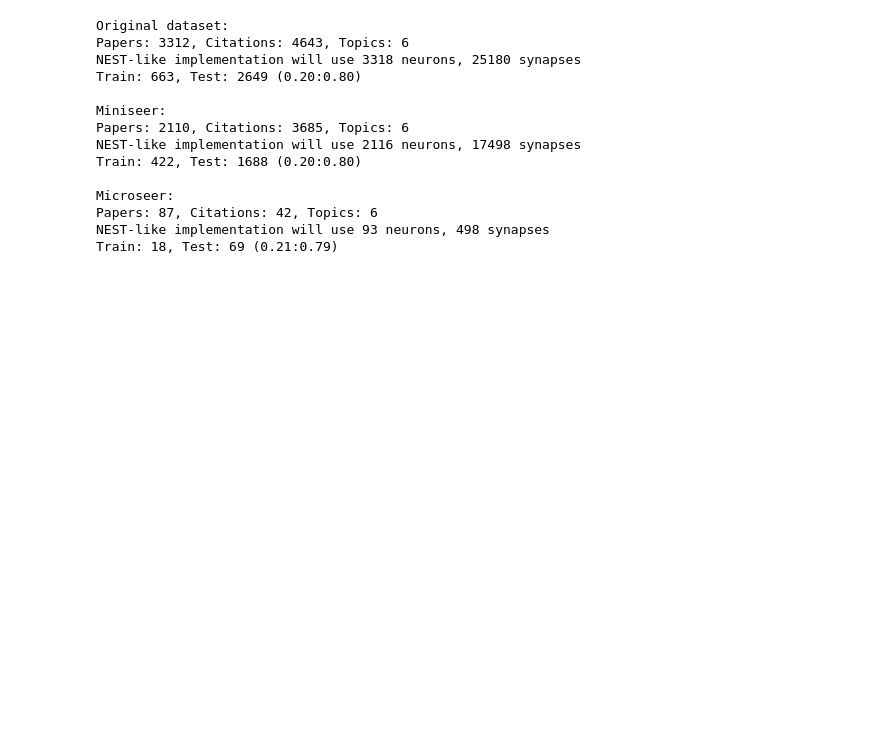
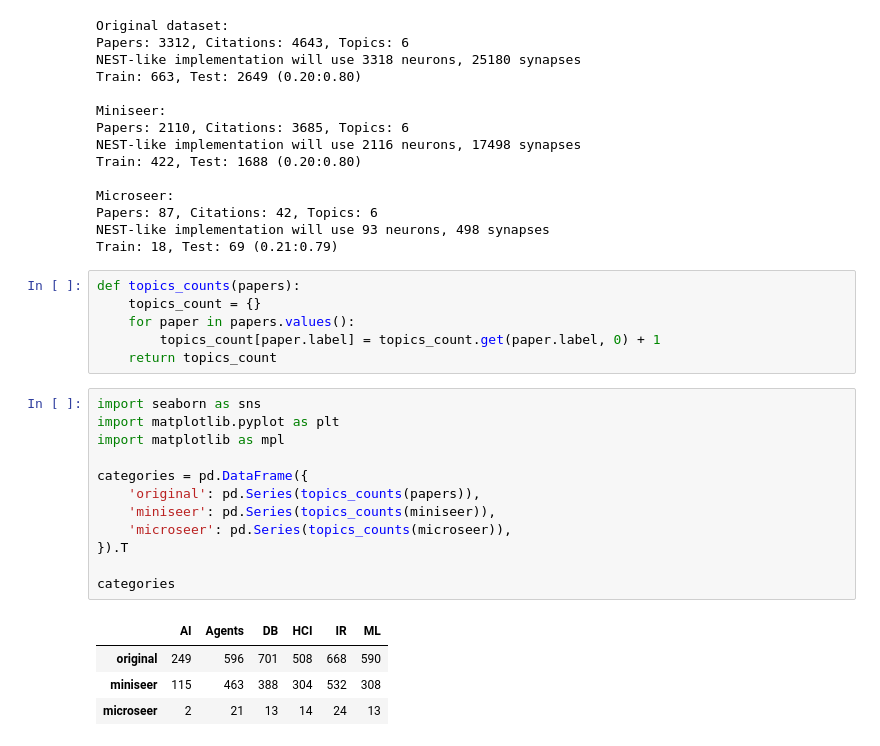
Before and after one commit to prasannadate/sgnn-superneuro, a Jupyter notebook: miniseer_maker.ipynb, the cells around one changed output. Cells and saved outputs as stored; diff of their text form; blank space fills up the shorter version.

```diff
--- a/miniseer_maker.ipynb
+++ b/miniseer_maker.ipynb
@@ -195,3 +195,26 @@ Microseer:
 Papers: 87, Citations: 42, Topics: 6
 NEST-like implementation will use 93 neurons, 498 synapses
 Train: 18, Test: 69 (0.21:0.79)
+# %%
+def topics_counts(papers):
+    topics_count = {}
+    for paper in papers.values():
+        topics_count[paper.label] = topics_count.get(paper.label, 0) + 1
+    return topics_count
+# %%
+import seaborn as sns
+import matplotlib.pyplot as plt
+import matplotlib as mpl
+
+categories = pd.DataFrame({
+    'original': pd.Series(topics_counts(papers)),
+    'miniseer': pd.Series(topics_counts(miniseer)),
+    'microseer': pd.Series(topics_counts(microseer)),
+}).T
+
+categories
+# %% [output]
+|  | AI | Agents | DB | HCI | IR | ML |
+| original | 249 | 596 | 701 | 508 | 668 | 590 |
+| miniseer | 115 | 463 | 388 | 304 | 532 | 308 |
+| microseer | 2 | 21 | 13 | 14 | 24 | 13 |
```
Also changed, not shown: parts of 2 cells of this notebook.
